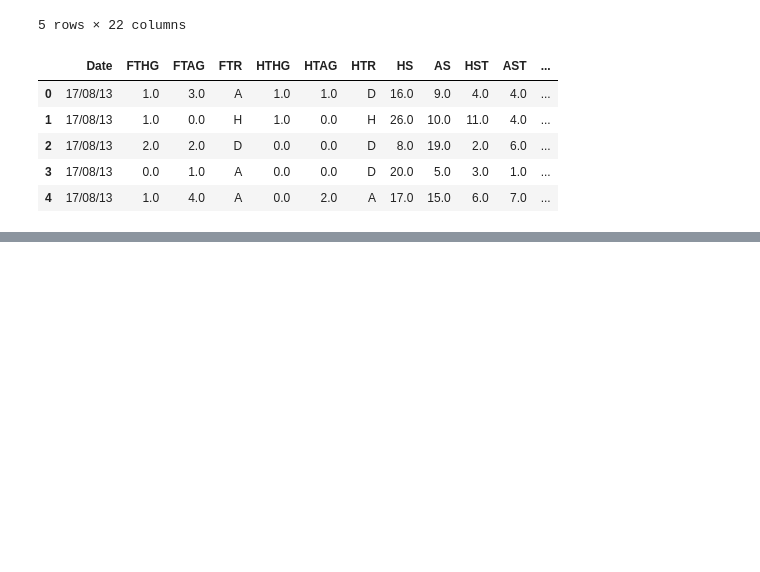
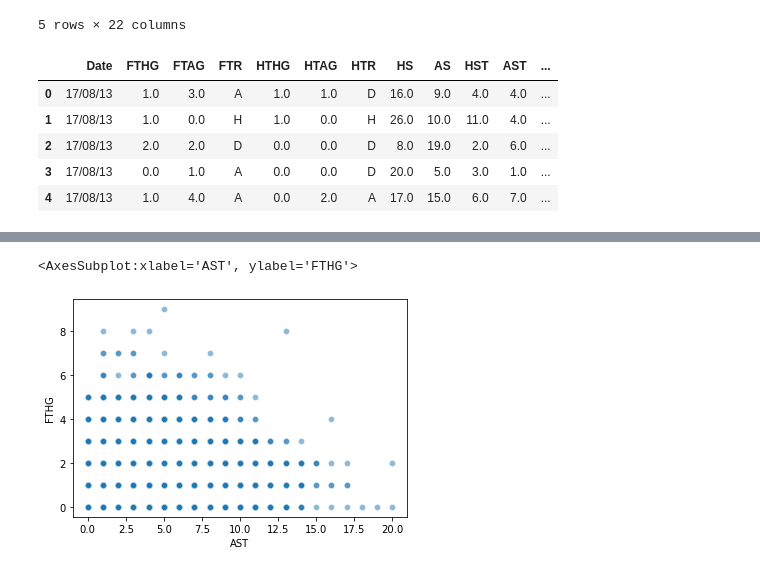
Before and after one commit to skvarnaj/Soccer-Predictor, a Jupyter notebook: exploration.ipynb, the cells around one changed output, grey strips where cells are left out. Cells and saved outputs as stored; diff of their text form; code cells hidden in the pictures; blank space fills up the shorter version.

```diff
--- a/exploration.ipynb
+++ b/exploration.ipynb
@@ -138,0 +145,5 @@ epl.head()
+# %%
+sns.scatterplot(y = 'FTHG', x = 'AST', data = epl, alpha = .5)
+# %% [output]
+<AxesSubplot:xlabel='AST', ylabel='FTHG'>
+[figure, added]
```
Also changed, not shown: parts of 8 cells of this notebook.
